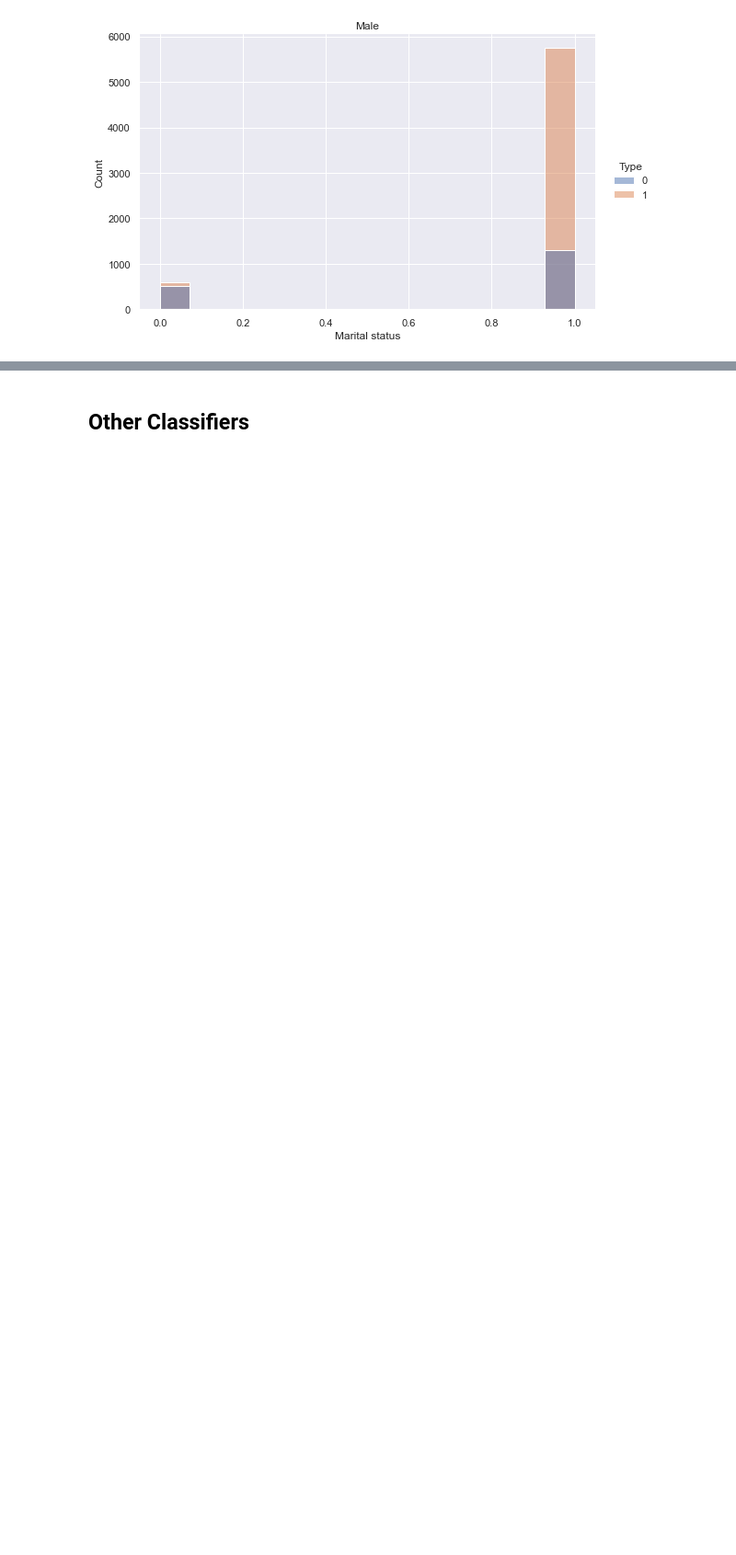
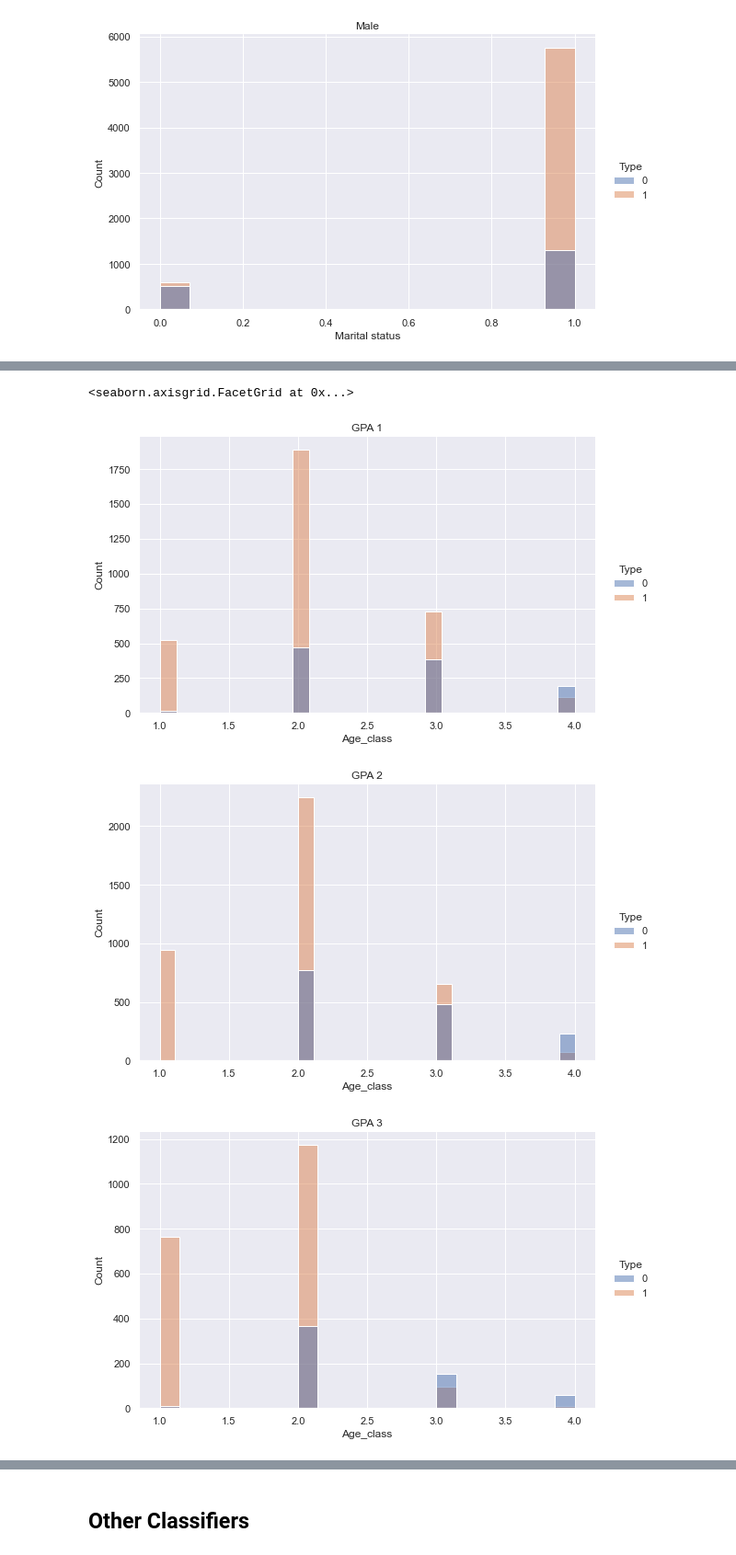
Before and after one commit to mghasemi19/ML_EconEduc, a Jupyter notebook: Type_classification.ipynb, the cells around one changed output, grey strips where cells are left out. Shown at 92% size. Drawn from its saved outputs; the diff is of its cells as text; code cells hidden in the pictures; blank space fills up the shorter version.

Commit message:
Plots for conclusion

```diff
--- a/Type_classification.ipynb
+++ b/Type_classification.ipynb
@@ -1423,0 +1435,48 @@ print(f'Gender_1 / (Gender_0 + Gender_1): {Gender_1.shape[0] / (Gender_0.shape[0
+# %%
+def fill_GPA(df):
+    gpa = df['GPA'] * 5
+    if (gpa >= 90 and gpa <= 100):
+        return 1
+    if (gpa >= 80 and gpa < 90):
+        return 2
+    if (gpa >= 70 and gpa < 80):
+        return 3
+    if (gpa >= 0 and gpa < 70):
+        return 4
+
+def fill_Age(df):
+    age = df['Age']
+    if (age >= 16  and age < 22):
+        return 1
+    if (age >= 22 and age < 30):
+        return 2
+    if (age >= 30 and age < 40):
+        return 3
+    if (age >= 40):
+        return 4
+
+
+df_GPA = df_test.copy()
+df_GPA = df_GPA[df_GPA['Age'] >= 16]
+df_GPA['GPA_class'] = df_test.apply(fill_GPA, axis=1)
+df_GPA['Age_class'] = df_test.apply(fill_Age, axis=1)
+
+GPA_1 = df_GPA[df_GPA['GPA_class']==1]
+GPA_2= df_GPA[df_GPA['GPA_class']==2]
+GPA_3 = df_GPA[df_GPA['GPA_class']==3]
+GPA_4 = df_GPA[df_GPA['GPA_class']==4]
+
+
+plot_1 = sns.displot(GPA_1, x= 'Age_class', hue=GPA_1['Type'], kde=False, height=5, aspect=1.6)
+plot_1.set(title = "GPA 1")
+plot_2 = sns.displot(GPA_2, x= 'Age_class', hue=GPA_2['Type'], kde=False, height=5, aspect=1.6)
+plot_2.set(title = "GPA 2")
+plot_2 = sns.displot(GPA_3, x= 'Age_class', hue=GPA_3['Type'], kde=False, height=5, aspect=1.6)
+plot_2.set(title = "GPA 3")
+plot_2 = sns.displot(GPA_4, x= 'Age_class', hue=GPA_4['Type'], kde=False, height=5, aspect=1.6)
+plot_2.set(title = "GPA 4")
+# %% [output]
+<seaborn.axisgrid.FacetGrid at 0x...>
+[figure, added]
+[figure, added]
+[figure, added]
```
Also changed, not shown: parts of 19 cells of this notebook.
